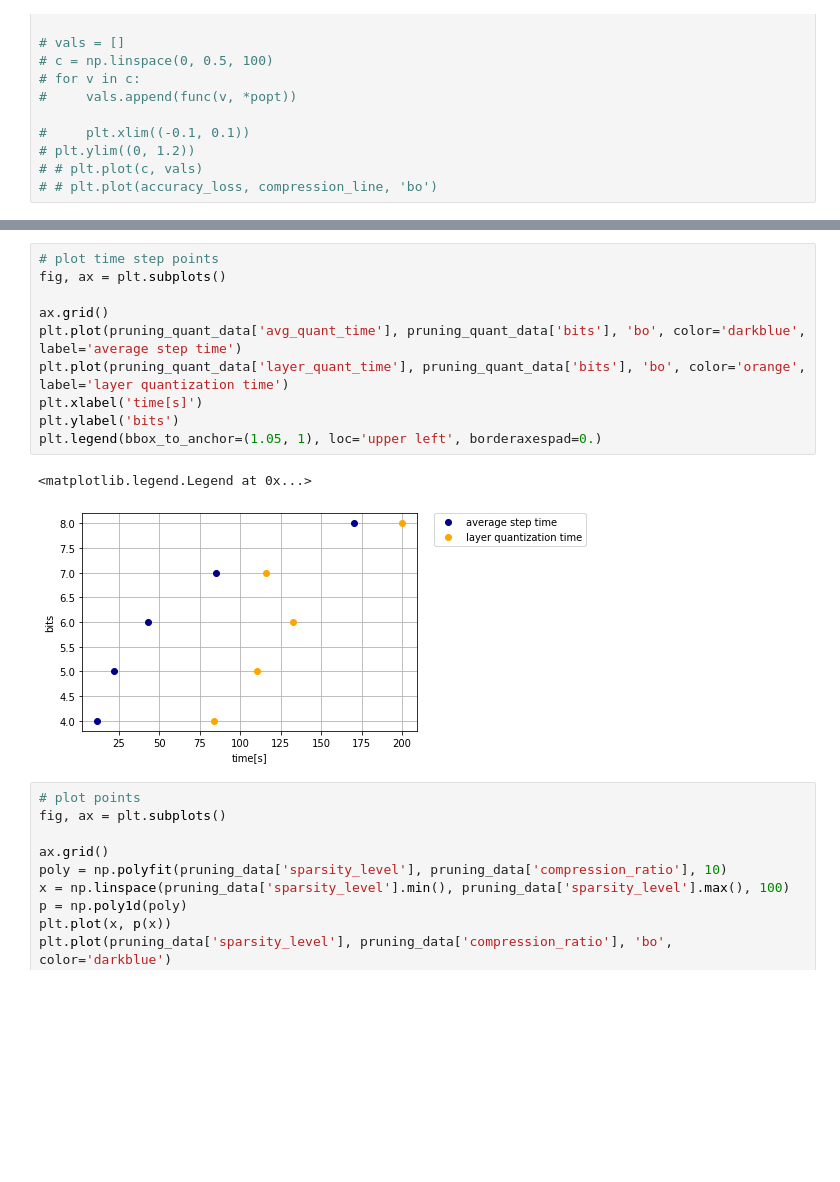
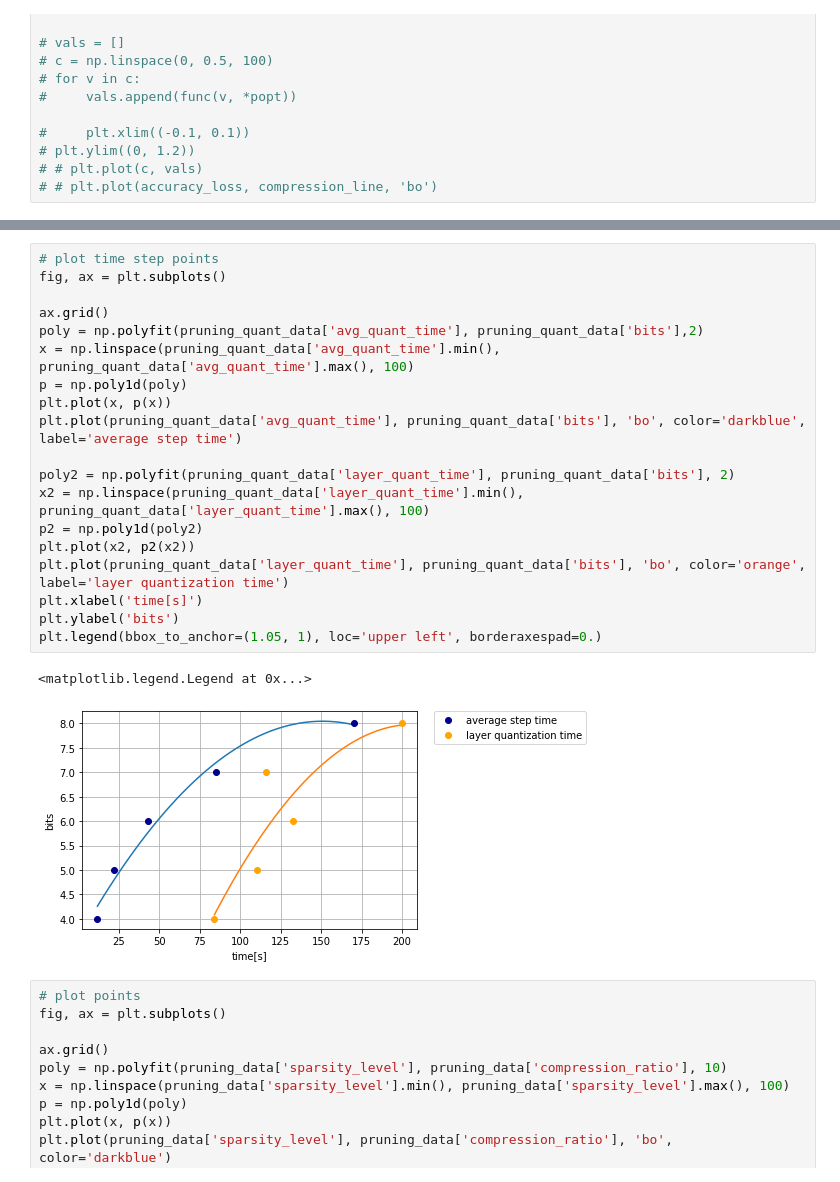
Before and after one commit to oanaucs/quant, a Jupyter notebook: compressed_network/eval/AlexNet_accuracy_vs_compression.ipynb, the cells around one changed output, grey strips where cells are left out. Saved outputs shown, nothing was run; the diff lists cells and outputs as text; blank space fills up the shorter version.

Commit message:
added evol of layers

```diff
--- a/compressed_network/eval/AlexNet_accuracy_vs_compression.ipynb
+++ b/compressed_network/eval/AlexNet_accuracy_vs_compression.ipynb
@@ -101,16 +110,25 @@ plt.legend(bbox_to_anchor=(1.05, 1), loc='upper left', borderaxespad=0.)
 # %%
 # plot time step points
 fig, ax = plt.subplots()
 
 ax.grid()
+poly = np.polyfit(pruning_quant_data['avg_quant_time'], pruning_quant_data['bits'],2)
+x = np.linspace(pruning_quant_data['avg_quant_time'].min(), pruning_quant_data['avg_quant_time'].max(), 100)
+p = np.poly1d(poly)
+plt.plot(x, p(x))
 plt.plot(pruning_quant_data['avg_quant_time'], pruning_quant_data['bits'], 'bo', color='darkblue', label='average step time')
+
+poly2 = np.polyfit(pruning_quant_data['layer_quant_time'], pruning_quant_data['bits'], 2)
+x2 = np.linspace(pruning_quant_data['layer_quant_time'].min(), pruning_quant_data['layer_quant_time'].max(), 100)
+p2 = np.poly1d(poly2)
+plt.plot(x2, p2(x2))
 plt.plot(pruning_quant_data['layer_quant_time'], pruning_quant_data['bits'], 'bo', color='orange', label='layer quantization time')
 plt.xlabel('time[s]')
 plt.ylabel('bits')
 plt.legend(bbox_to_anchor=(1.05, 1), loc='upper left', borderaxespad=0.)
 # %% [output]
 <matplotlib.legend.Legend at 0x...>
-[figure, old version]
+[figure, new version]
 # %%
 # plot points
 fig, ax = plt.subplots()
```
Also changed, not shown: parts of 2 cells of this notebook, 8 other files.
